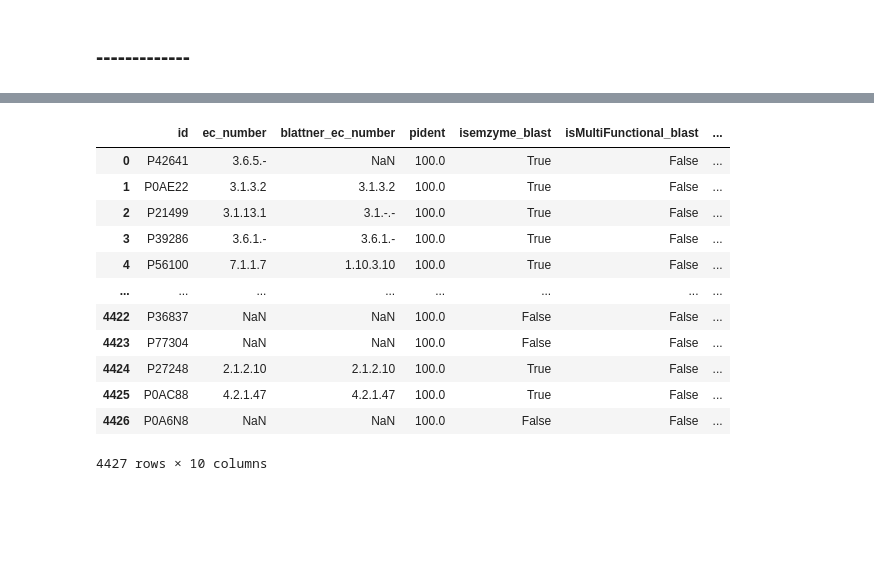
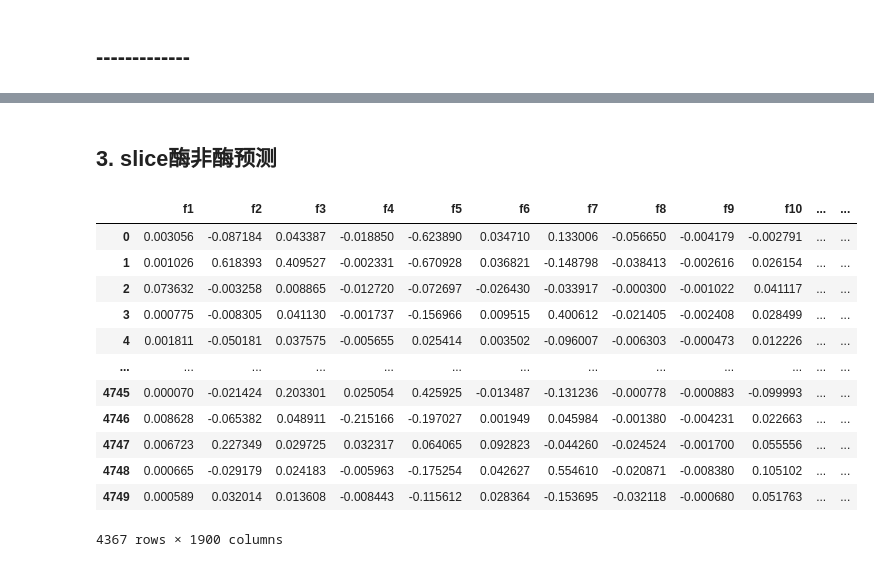
Before and after one commit to kingstdio/BioUniprot, a Jupyter notebook: tasks/task3/task3_1515.ipynb, the cells around one changed output, grey strips where cells are left out. Drawn from its saved outputs; the diff is of its cells as text; code cells hidden in the pictures; blank space fills up the shorter version.

```diff
--- a/tasks/task3/task3_1515.ipynb
+++ b/tasks/task3/task3_1515.ipynb
@@ -27,3 +27,4 @@ sprot1515 = pd.read_csv('./data/ecoli1515/1515testset_with_unirep.tsv',  sep='\t
 # %%
-colname =  [['id', 'ec_number', 'seq', 'isemzyme', 'isMultiFunctional', 'blattner_id', 'blattner_ec_number' ] +['f'+str(i) for i in range(1,1901)]]
-sprot1515.columns =colname
+colname =  [['id', 'ec_number', 'seq', 'isenzyme', 'isMultiFunctional', 'blattner_id', 'blattner_ec_number' ] +['f'+str(i) for i in range(1,1901)]]
+sprot1515.columns =np.array(colname).flatten()
+sprot1515.drop_duplicates(subset=['seq'], keep='first', inplace =True)
@@ -173,3 +105,5 @@ data_test_blast_res
+# %% [markdown]
+## 3. slice酶非酶预测
 # %%
 def get_isEnzymeRes(querydata, model_file):
     """[获取「酶｜非酶」预测结果]
@@ -183,5 +117,21 @@ def get_isEnzymeRes(querydata, model_file):
     predict = model.predict(querydata)
     predictprob = model.predict_proba(querydata)
     return predict, predictprob[:,1]
+# %%
+sprot1515.iloc[:,7:1909]
+# %% [output]
+|  | f1 | f2 | f3 | f4 | f5 | f6 | f7 | f8 | f9 | f10 | ... | ... |
+| 0 | 0.003056 | -0.087184 | 0.043387 | -0.018850 | -0.623890 | 0.034710 | 0.133006 | -0.056650 | -0.004179 | -0.002791 | ... | ... |
+| 1 | 0.001026 | 0.618393 | 0.409527 | -0.002331 | -0.670928 | 0.036821 | -0.148798 | -0.038413 | -0.002616 | 0.026154 | ... | ... |
+| 2 | 0.073632 | -0.003258 | 0.008865 | -0.012720 | -0.072697 | -0.026430 | -0.033917 | -0.000300 | -0.001022 | 0.041117 | ... | ... |
+| 3 | 0.000775 | -0.008305 | 0.041130 | -0.001737 | -0.156966 | 0.009515 | 0.400612 | -0.021405 | -0.002408 | 0.028499 | ... | ... |
+| 4 | 0.001811 | -0.050181 | 0.037575 | -0.005655 | 0.025414 | 0.003502 | -0.096007 | -0.006303 | -0.000473 | 0.012226 | ... | ... |
+| ... | ... | ... | ... | ... | ... | ... | ... | ... | ... | ... | ... | ... |
+| 4745 | 0.000070 | -0.021424 | 0.203301 | 0.025054 | 0.425925 | -0.013487 | -0.131236 | -0.000778 | -0.000883 | -0.099993 | ... | ... |
+| 4746 | 0.008628 | -0.065382 | 0.048911 | -0.215166 | -0.197027 | 0.001949 | 0.045984 | -0.001380 | -0.004231 | 0.022663 | ... | ... |
+| 4747 | 0.006723 | 0.227349 | 0.029725 | 0.032317 | 0.064065 | 0.092823 | -0.044260 | -0.024524 | -0.001700 | 0.055556 | ... | ... |
+| 4748 | 0.000665 | -0.029179 | 0.024183 | -0.005963 | -0.175254 | 0.042627 | 0.554610 | -0.020871 | -0.008380 | 0.105102 | ... | ... |
+| 4749 | 0.000589 | 0.032014 | 0.013608 | -0.008443 | -0.115612 | 0.028364 | -0.153695 | -0.032118 | -0.000680 | 0.051763 | ... | ... |
+4367 rows × 1900 columns
 # %%
 isEnzyme_model = './model/isenzyme.model'
@@ -198,16 +145,0 @@ data_test_blast_isemzyme_res = data_test_blast_res.merge(isEnzyme_pred, on='id',
-# %%
-data_test_blast_isemzyme_res
-# %% [output]
-|  | id | ec_number | blattner_ec_number | pident | isemzyme_blast | isMultiFunctional_blast | ... |
-| 0 | P42641 | 3.6.5.- | NaN | 100.0 | True | False | ... |
-| 1 | P0AE22 | 3.1.3.2 | 3.1.3.2 | 100.0 | True | False | ... |
-| 2 | P21499 | 3.1.13.1 | 3.1.-.- | 100.0 | True | False | ... |
-| 3 | P39286 | 3.6.1.- | 3.6.1.- | 100.0 | True | False | ... |
-| 4 | P56100 | 7.1.1.7 | 1.10.3.10 | 100.0 | True | False | ... |
-| ... | ... | ... | ... | ... | ... | ... | ... |
-| 4422 | P36837 | NaN | NaN | 100.0 | False | False | ... |
-| 4423 | P77304 | NaN | NaN | 100.0 | False | False | ... |
-| 4424 | P27248 | 2.1.2.10 | 2.1.2.10 | 100.0 | True | False | ... |
-| 4425 | P0AC88 | 4.2.1.47 | 4.2.1.47 | 100.0 | True | False | ... |
-| 4426 | P0A6N8 | NaN | NaN | 100.0 | False | False | ... |
-4427 rows × 10 columns
```
Also changed, not shown: parts of 91 cells of this notebook, 9 other files.
